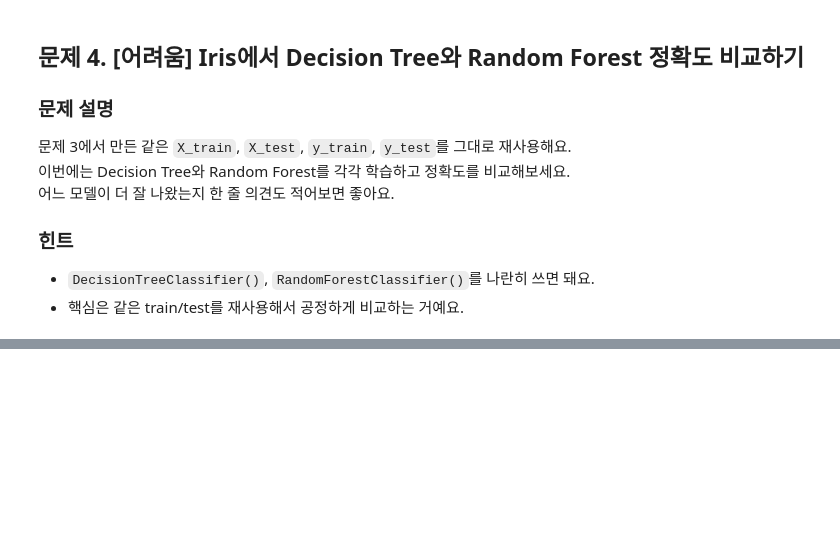
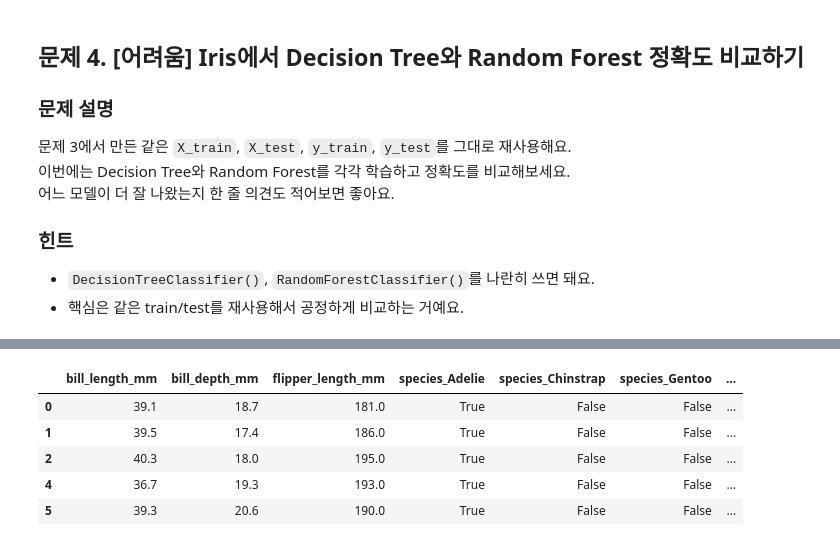
Before and after one commit to Xuswnss/nzvnnn, a Jupyter notebook: 4_ML/day3/day3.ipynb, the cells around one changed output, grey strips where cells are left out. Saved outputs shown, nothing was run; the diff lists cells and outputs as text; code cells hidden in the pictures; blank space fills up the shorter version.

```diff
--- a/4_ML/day3/day3.ipynb
+++ b/4_ML/day3/day3.ipynb
@@ -259,0 +297,10 @@ X, y =
+# %%
+# TODO: Penguins 데이터를 불러와 필요한 열만 선택해요.
+df = pd.read_csv('../../data/Penguins.csv')
+# %%
+# TODO: 결측치가 있는 행을 제거해요.
+df = df.dropna()
+# %%
+# TODO: 입력 열과 타깃 열을 분리해요.
+X = df.drop(columns='body_mass_g') #df.drop(columns='body_mass_g')   # 열 제거
+y = df['body_mass_g']
@@ -259,0 +344,12 @@ X, y =
+# %%
+# TODO: 범주형 입력 열을 get_dummies()로 인코딩해요.
+X = pd.get_dummies(X)
+# %%
+X.head()
+# %% [output]
+|  | bill_length_mm | bill_depth_mm | flipper_length_mm | species_Adelie | species_Chinstrap | species_Gentoo | ... |
+| 0 | 39.1 | 18.7 | 181.0 | True | False | False | ... |
+| 1 | 39.5 | 17.4 | 186.0 | True | False | False | ... |
+| 2 | 40.3 | 18.0 | 195.0 | True | False | False | ... |
+| 4 | 36.7 | 19.3 | 193.0 | True | False | False | ... |
+| 5 | 39.3 | 20.6 | 190.0 | True | False | False | ... |
```
Also changed, not shown: parts of 21 cells of this notebook.
